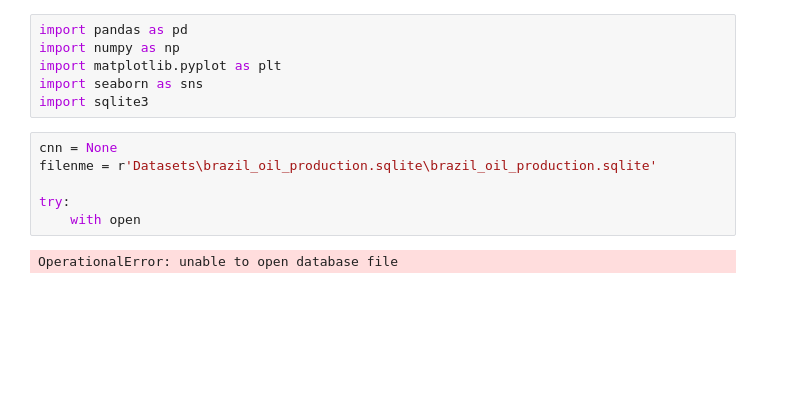
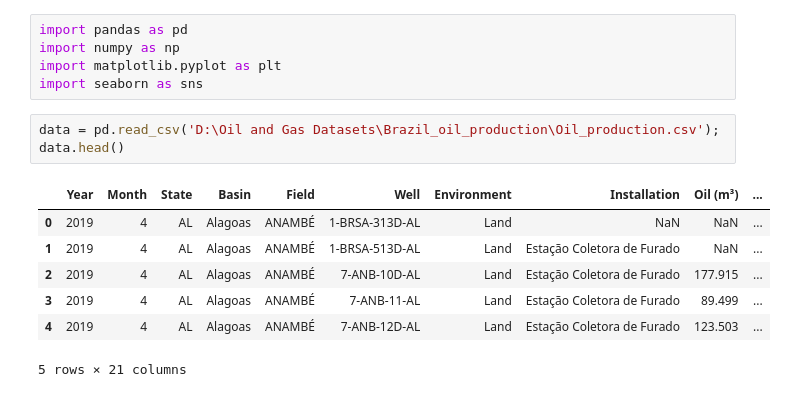
Before and after one commit to Dnbg1982/Oil-Gas-Projects, a Jupyter notebook: Reservoir Engineering/Notebooks/Oil_produc_forecasting.ipynb, the cells around one changed output. Cells and saved outputs as stored; diff of their text form; blank space fills up the shorter version.

```diff
--- a/Reservoir Engineering/Notebooks/Oil_produc_forecasting.ipynb
+++ b/Reservoir Engineering/Notebooks/Oil_produc_forecasting.ipynb
@@ -3,12 +3,14 @@ import pandas as pd
 import numpy as np
 import matplotlib.pyplot as plt
 import seaborn as sns
-import sqlite3
-# %%
-cnn = None
-filenme = r'Datasets\brazil_oil_production.sqlite\brazil_oil_production.sqlite'
-
-try:
-    with open
-# %% [output]
-OperationalError: unable to open database file
+# %%
+data = pd.read_csv('D:\Oil and Gas Datasets\Brazil_oil_production\Oil_production.csv');
+data.head()
+# %% [output]
+|  | Year | Month | State | Basin | Field | Well | Environment | Installation | Oil (m³) | ... |
+| 0 | 2019 | 4 | AL | Alagoas | ANAMBÉ | 1-BRSA-313D-AL | Land | NaN | NaN | ... |
+| 1 | 2019 | 4 | AL | Alagoas | ANAMBÉ | 1-BRSA-513D-AL | Land | Estação Coletora de Furado | NaN | ... |
+| 2 | 2019 | 4 | AL | Alagoas | ANAMBÉ | 7-ANB-10D-AL | Land | Estação Coletora de Furado | 177.915 | ... |
+| 3 | 2019 | 4 | AL | Alagoas | ANAMBÉ | 7-ANB-11-AL | Land | Estação Coletora de Furado | 89.499 | ... |
+| 4 | 2019 | 4 | AL | Alagoas | ANAMBÉ | 7-ANB-12D-AL | Land | Estação Coletora de Furado | 123.503 | ... |
+5 rows × 21 columns
```
Also changed, not shown: parts of 10 cells of this notebook.
